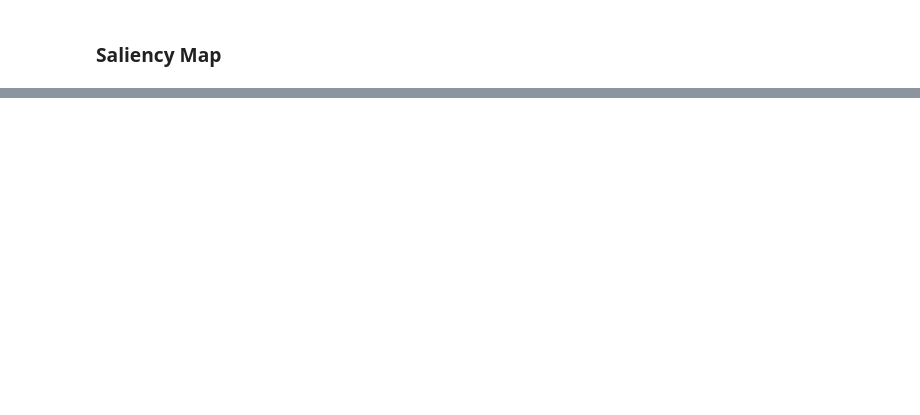
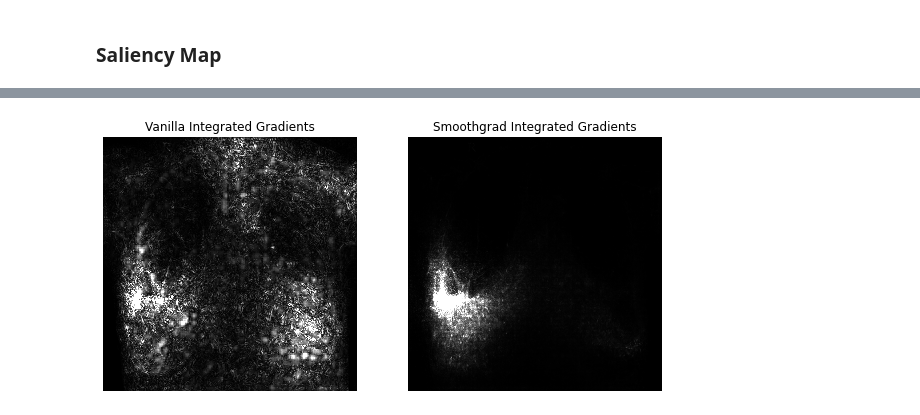
Before and after one commit to akansh12/Vin-ChestXR-Abnormality-detection, a Jupyter notebook: Notebooks/Saliency_map.ipynb, the cells around one changed output, grey strips where cells are left out. Saved outputs shown, nothing was run; the diff lists cells and outputs as text; code cells hidden in the pictures; blank space fills up the shorter version.

```diff
--- a/Notebooks/Saliency_map.ipynb
+++ b/Notebooks/Saliency_map.ipynb
@@ -183,0 +286,29 @@ plt.show()
+# %%
+# Construct the saliency object. This alone doesn't do anthing.
+integrated_gradients = saliency.IntegratedGradients()
+
+# Baseline is a black image.
+baseline = np.zeros(im.shape)
+
+# Compute the vanilla mask and the smoothed mask.
+vanilla_integrated_gradients_mask_3d = integrated_gradients.GetMask(
+  im, call_model_function, call_model_args, x_steps=25, x_baseline=baseline, batch_size=20)
+# Smoothed mask for integrated gradients will take a while since we are doing nsamples * nsamples computations.
+smoothgrad_integrated_gradients_mask_3d = integrated_gradients.GetSmoothedMask(
+  im, call_model_function, call_model_args, x_steps=25, x_baseline=baseline, batch_size=20)
+
+# Call the visualization methods to convert the 3D tensors to 2D grayscale.
+vanilla_mask_grayscale = saliency.VisualizeImageGrayscale(vanilla_integrated_gradients_mask_3d)
+smoothgrad_mask_grayscale = saliency.VisualizeImageGrayscale(smoothgrad_integrated_gradients_mask_3d)
+
+# Set up matplot lib figures.
+ROWS = 1
+COLS = 2
+UPSCALE_FACTOR = 10
+P.figure(figsize=(ROWS * UPSCALE_FACTOR, COLS * UPSCALE_FACTOR))
+
+# Render the saliency masks.
+ShowGrayscaleImage(vanilla_mask_grayscale, title='Vanilla Integrated Gradients', ax=P.subplot(ROWS, COLS, 1))
+ShowGrayscaleImage(smoothgrad_mask_grayscale, title='Smoothgrad Integrated Gradients', ax=P.subplot(ROWS, COLS, 2))
+# %% [output]
+[figure, added]
```
Also changed, not shown: parts of 22 cells of this notebook, 2 other files.
